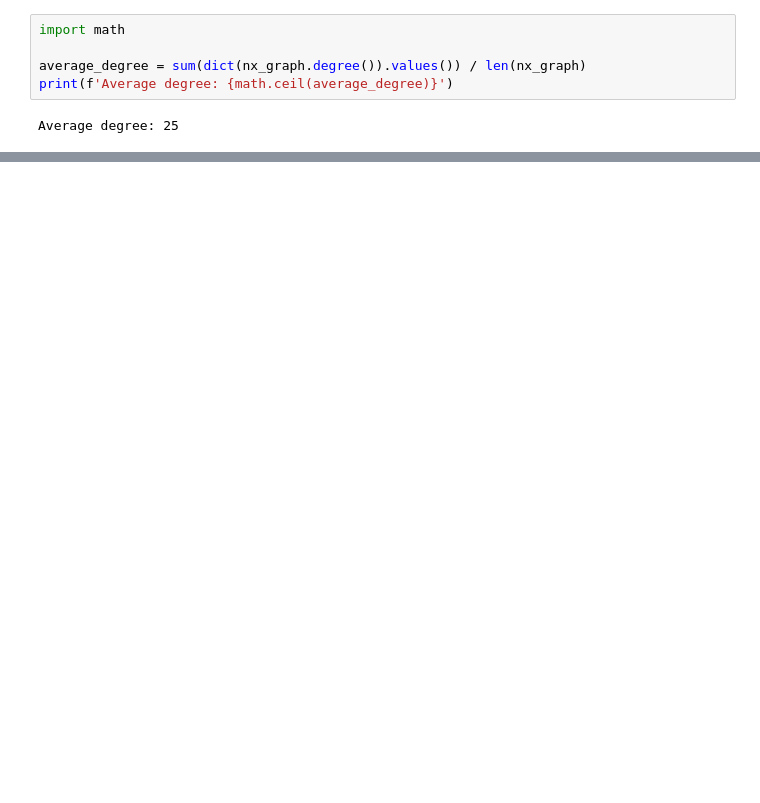
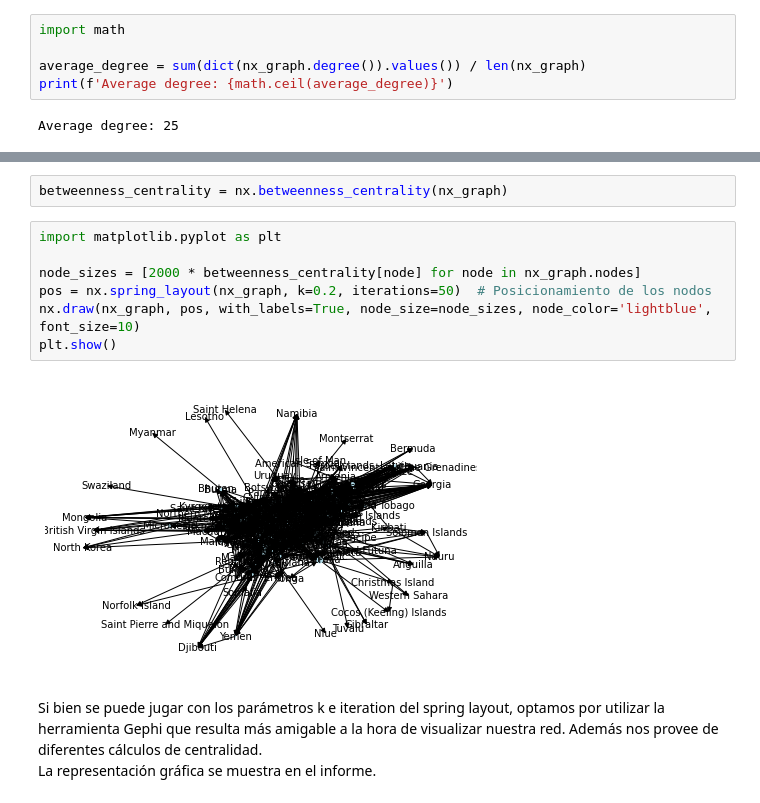
Before and after one commit to valeriarochab/tp1-tda2, a Jupyter notebook: tp1.ipynb, the cells around one changed output, grey strips where cells are left out. Cells and saved outputs as stored; diff of their text form; blank space fills up the shorter version.

```diff
--- a/tp1.ipynb
+++ b/tp1.ipynb
@@ -113,0 +100,14 @@ plt.show()
+# %%
+betweenness_centrality = nx.betweenness_centrality(nx_graph)
+# %%
+import matplotlib.pyplot as plt
+
+node_sizes = [2000 * betweenness_centrality[node] for node in nx_graph.nodes]
+pos = nx.spring_layout(nx_graph, k=0.2, iterations=50)  # Posicionamiento de los nodos
+nx.draw(nx_graph, pos, with_labels=True, node_size=node_sizes, node_color='lightblue', font_size=10)
+plt.show()
+# %% [output]
+[figure, added]
+# %% [markdown]
+Si bien se puede jugar con los parámetros k e iteration del spring layout, optamos por utilizar la herramienta Gephi que resulta más amigable a la hora de visualizar nuestra red. Además nos provee de diferentes cálculos de centralidad.
+La representación gráfica se muestra en el informe.
```
Also changed, not shown: parts of 15 cells of this notebook.
